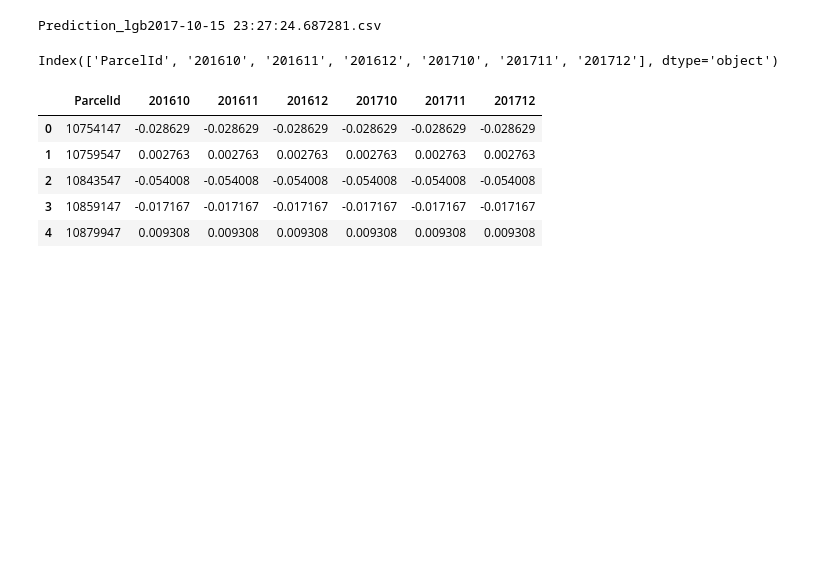
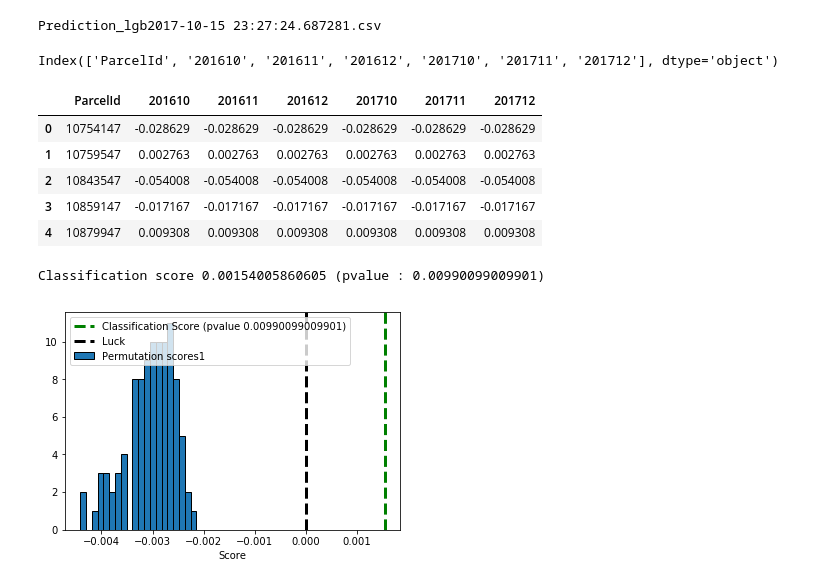
Before and after one commit to ashuyadav93/Zillow-Home-Value-Prediction, a Jupyter notebook: HW3_submit1.ipynb, the cells around one changed output. Cells and saved outputs as stored; diff of their text form; code cells hidden in the pictures; blank space fills up the shorter version.

Commit message:
Adding P Test Code changes

```diff
--- a/HW3_submit1.ipynb
+++ b/HW3_submit1.ipynb
@@ -547,3 +547,59 @@ submit.head()
 | 2 | 10843547 | -0.054008 | -0.054008 | -0.054008 | -0.054008 | -0.054008 | -0.054008 |
 | 3 | 10859147 | -0.017167 | -0.017167 | -0.017167 | -0.017167 | -0.017167 | -0.017167 |
 | 4 | 10879947 | 0.009308 | 0.009308 | 0.009308 | 0.009308 | 0.009308 | 0.009308 |
+# %%
+#Question6
+
+from sklearn.model_selection import StratifiedKFold
+from sklearn.model_selection import permutation_test_score
+
+q6_features = ['bathroomcnt','finishedsquarefeet12','yearbuilt',
+              'landtaxvaluedollarcnt', 'structuretaxvaluedollarcnt', 'logerror']
+
+permute_df = q5_data[q6_features].copy()
+
+permute_df_X = permute_df[permute_df.columns.difference(['logerror'])]
+permute_df_Y = permute_df[['logerror']]
+
+X_array = permute_df_X.values
+Y_array = permute_df_Y.values.ravel()
+n_classes = np.unique(Y_array).size
+
+score1, permutation_scores1, pvalue1 = permutation_test_score(lgb_model, X_array, Y_array, n_permutations=100, n_jobs=1)
+
+#score2, permutation_scores2, pvalue2 = permutation_test_score(lgb_model, X_array, Y_array, n_permutations=100, n_jobs=1)
+
+print("Classification score %s (pvalue : %s)" % (score1, pvalue1))
+
+#print("Classification score %s (pvalue : %s)" % (score2, pvalue2))
+
+# View histogram of permutation scores1
+plt.hist(permutation_scores1, 20, label='Permutation scores1',
+         edgecolor='black')
+ylim = plt.ylim()
+plt.plot(2 * [score1], ylim, '--g', linewidth=3,
+         label='Classification Score'
+         ' (pvalue %s)' % pvalue1)
+plt.plot(2 * [1. / n_classes], ylim, '--k', linewidth=3, label='Luck')
+
+plt.ylim(ylim)
+plt.legend()
+plt.xlabel('Score')
+plt.show()
+
+# View histogram of permutation scores2
+# plt.hist(permutation_scores1, 20, label='Permutation scores2',
+#          edgecolor='black')
+# ylim = plt.ylim()
+# plt.plot(2 * [score2], ylim, '--g', linewidth=3,
+#          label='Classification Score'
+#          ' (pvalue %s)' % pvalue2)
+# plt.plot(2 * [1. / n_classes], ylim, '--k', linewidth=3, label='Luck')
+
+# plt.ylim(ylim)
+# plt.legend()
+# plt.xlabel('Score')
+# plt.show()
+# %% [output]
+Classification score 0.00154005860605 (pvalue : 0.00990099009901)
+[figure, added]
```
Also changed, not shown: parts of 1 cell of this notebook.
